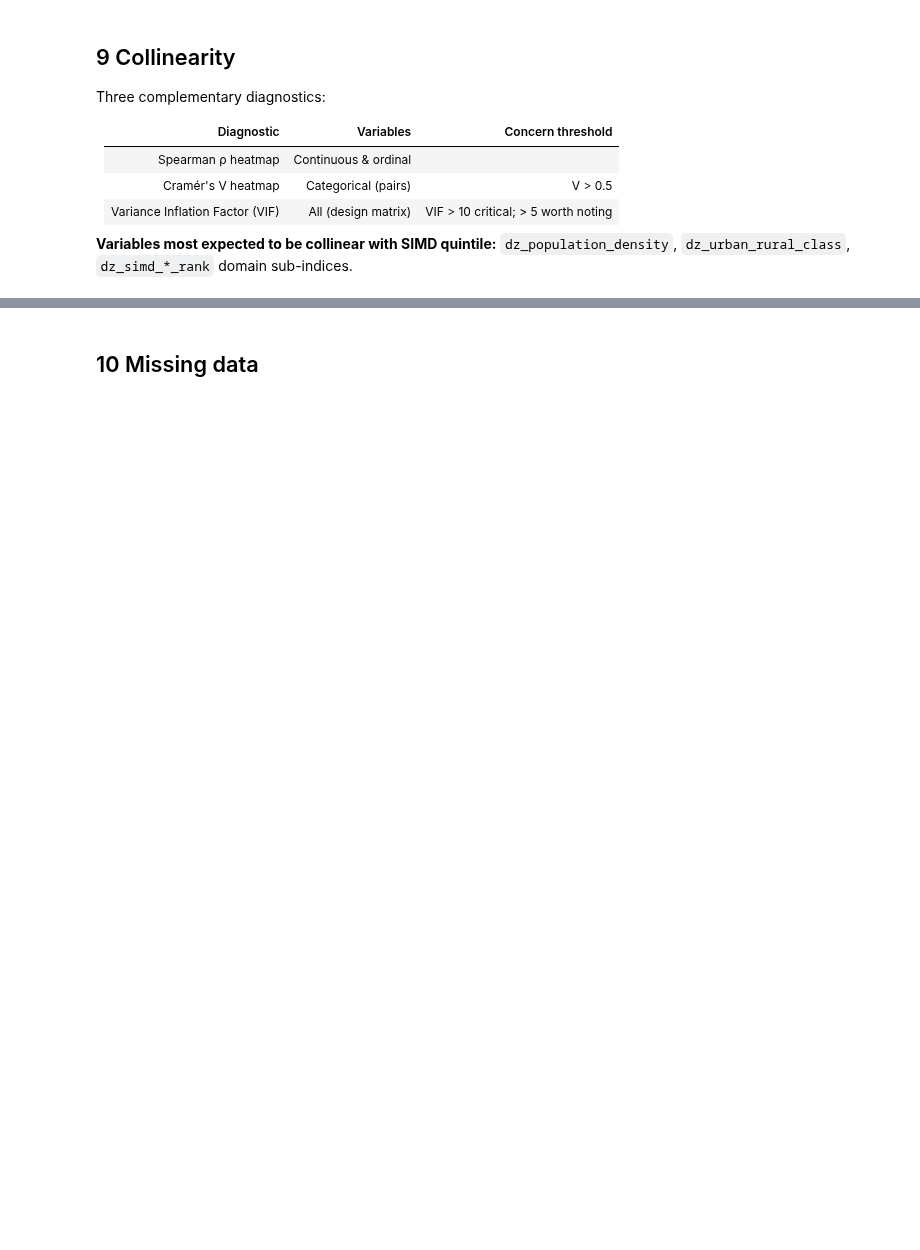
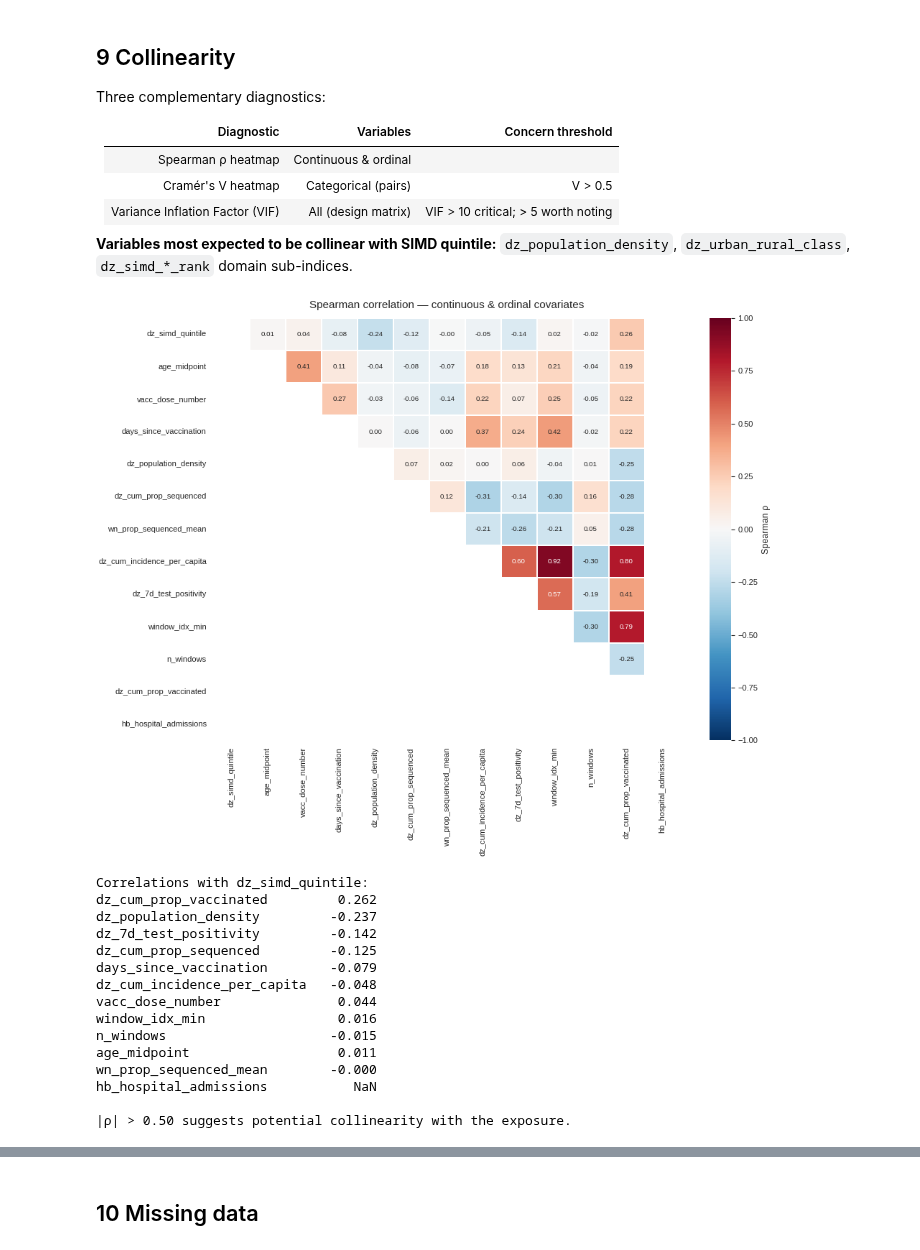
Before and after one commit to ydnkka/scotland, a Jupyter notebook: analysis/epilink_model_formulation_eda.ipynb, the cells around one changed output, grey strips where cells are left out. Drawn from its saved outputs; the diff is of its cells as text; code cells hidden in the pictures; blank space fills up the shorter version.

```diff
--- a/analysis/epilink_model_formulation_eda.ipynb
+++ b/analysis/epilink_model_formulation_eda.ipynb
@@ -733,30 +783,49 @@ CONT_COLS = [
     "dz_cum_incidence_per_capita",
     "dz_7d_test_positivity",
     "window_idx_min",
     "n_windows",
     "dz_cum_prop_vaccinated",
     "hb_hospital_admissions",
 ]
 CONT_COLS = [c for c in CONT_COLS if c in wd.columns]
 
 corr_mat = wd[CONT_COLS].apply(pd.to_numeric, errors="coerce").corr(method="spearman")
 
 mask = np.triu(np.ones_like(corr_mat, dtype=bool), k=1)
 
 fig, ax = st.new_figure(width_in=10, height_in=8)
 sns.heatmap(
     corr_mat, mask=~mask,      # show lower triangle
     annot=True, fmt=".2f", annot_kws={"size": 7},
     cmap="RdBu_r", vmin=-1, vmax=1, center=0,
     linewidths=0.3, ax=ax,
     cbar_kws={"label": "Spearman ρ"},
 )
 ax.set_title("Spearman correlation — continuous & ordinal covariates", fontsize=11, pad=10)
 plt.tight_layout()
 plt.show()
 
 # Flag high correlations with the exposure
 print("Correlations with dz_simd_quintile:")
 with_simd = corr_mat["dz_simd_quintile"].drop("dz_simd_quintile").sort_values(key=abs, ascending=False)
 print(with_simd.round(3).to_string())
 print("\n|ρ| > 0.50 suggests potential collinearity with the exposure.")
+
+display(corr_mat)
+# %% [output]
+[figure, added]
+Correlations with dz_simd_quintile:
+dz_cum_prop_vaccinated         0.262
+dz_population_density         -0.237
+dz_7d_test_positivity         -0.142
+dz_cum_prop_sequenced         -0.125
+days_since_vaccination        -0.079
+dz_cum_incidence_per_capita   -0.048
+vacc_dose_number               0.044
+window_idx_min                 0.016
+n_windows                     -0.015
+age_midpoint                   0.011
+wn_prop_sequenced_mean        -0.000
+hb_hospital_admissions           NaN
+
+|ρ| > 0.50 suggests potential collinearity with the exposure.
```
Also changed, not shown: parts of 19 cells of this notebook.
